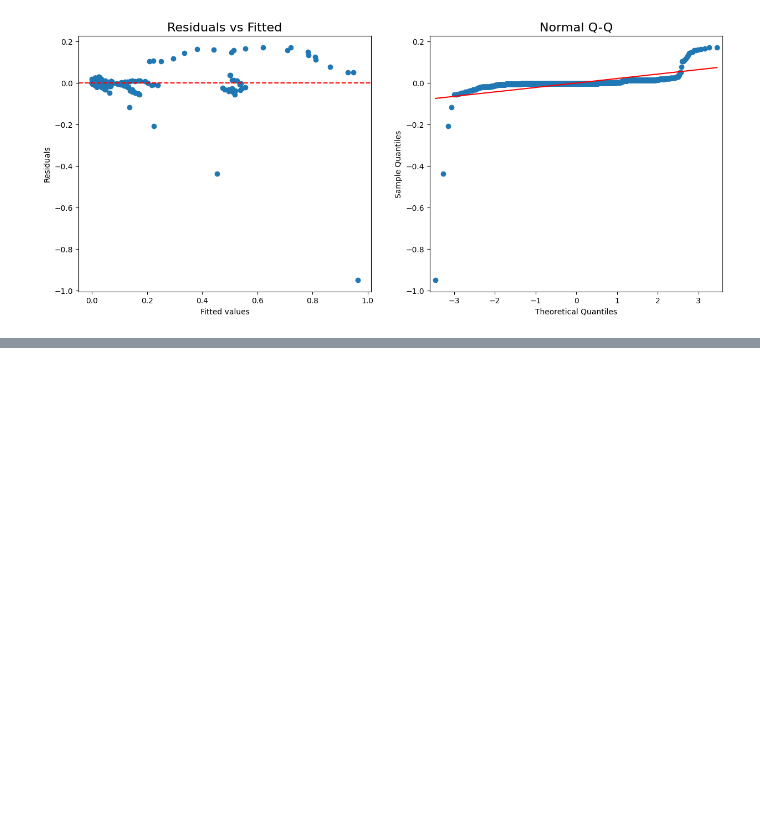
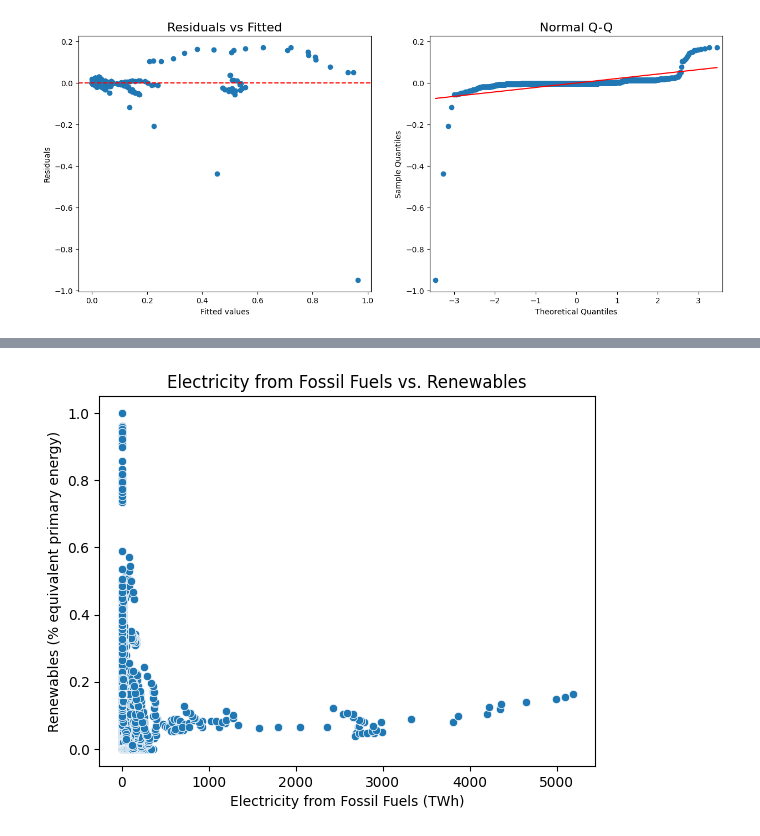
Before and after one commit to Annas-khan424/Data-visualisation, a Jupyter notebook: main.ipynb, the cells around one changed output, grey strips where cells are left out. Cells and saved outputs as stored; diff of their text form; code cells hidden in the pictures; blank space fills up the shorter version.

```diff
--- a/main.ipynb
+++ b/main.ipynb
@@ -600,0 +712,11 @@ plt.show()
+# %%
+
+
+# Plotting the scatter plot
+sns.scatterplot(x='Electricity from fossil fuels (TWh)', y='Renewables (% equivalent primary energy)', data=df)
+plt.title('Electricity from Fossil Fuels vs. Renewables')
+plt.xlabel('Electricity from Fossil Fuels (TWh)')
+plt.ylabel('Renewables (% equivalent primary energy)')
+plt.show()
+# %% [output]
+[figure, added]
```
Also changed, not shown: parts of 11 cells of this notebook.
